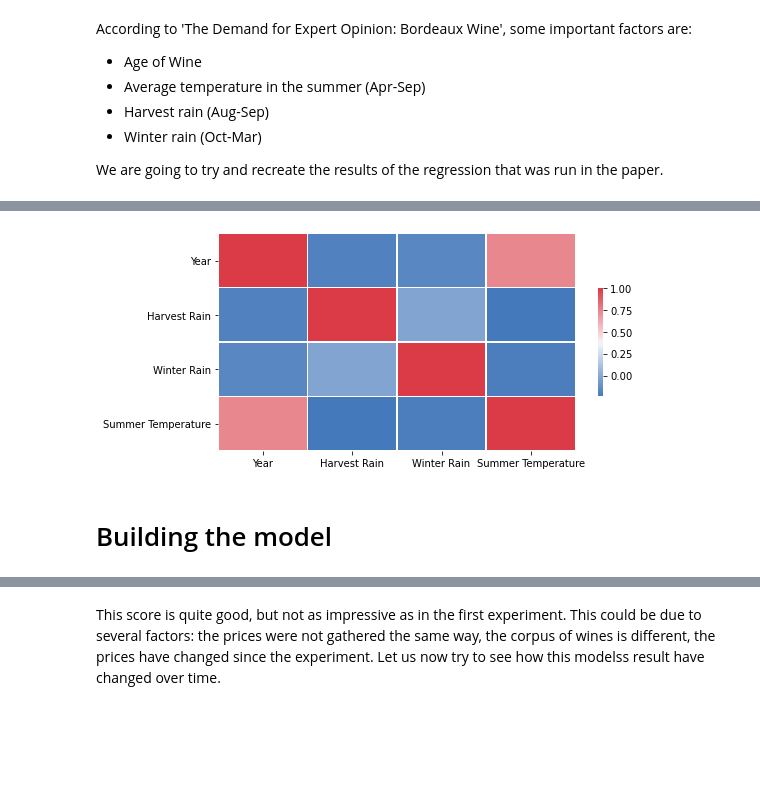
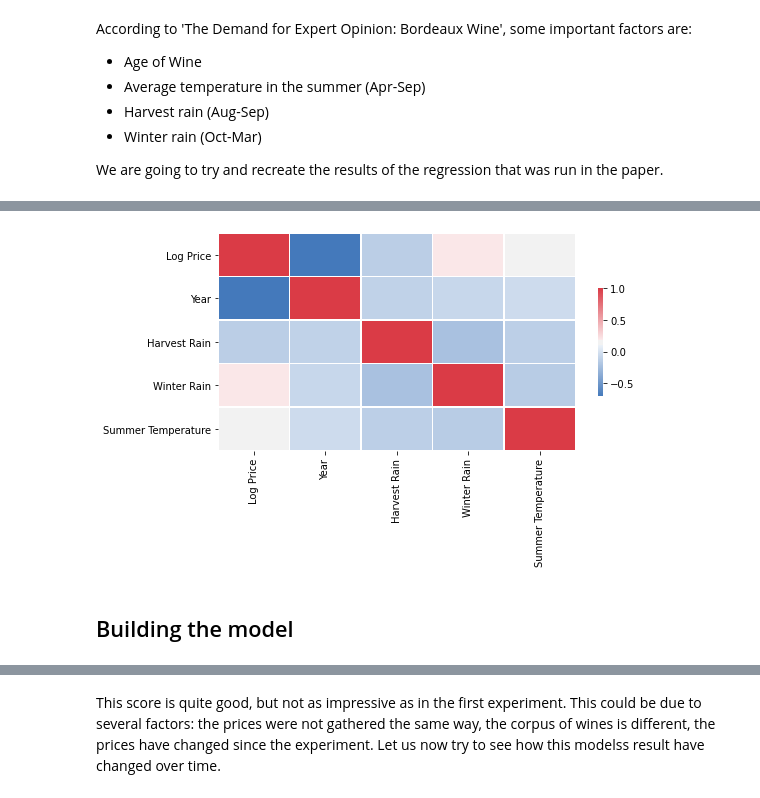
Before and after one commit to RoucherA/GrandCruClassifier, a Jupyter notebook: regression.ipynb, the cells around one changed output, grey strips where cells are left out. Drawn from its saved outputs; the diff is of its cells as text; code cells hidden in the pictures; blank space fills up the shorter version.

```diff
--- a/regression.ipynb
+++ b/regression.ipynb
@@ -22,0 +23,4 @@ We are going to try and recreate the results of the regression that was run in t
+# %%
+y = prices.set_index('Vintage', drop=True)[['Log Price']]
+sns.lineplot(data=y['Log Price'])
+plt.show()
@@ -23,7 +29,4 @@ We are going to try and recreate the results of the regression that was run in t
 # %%
-y = prices.set_index('Vintage', drop=True)
-y['Log Price'] = np.log(y['Price'])
-
 X = pd.DataFrame(index = precipitations.index)
 X['Harvest Rain'] = precipitations['Aou'] + precipitations['Sep']
 
@@ -34,16 +37,21 @@ X['Summer Temperature'] = (temp_maximals['Avr'] + temp_maximals['Mai'] + temp_ma
 + temp_maximals['Aou'] + temp_maximals['Sep'] + temp_minimals['Avr'] + temp_minimals['Mai'] + temp_minimals['Jui'] + temp_minimals['Juil']\
 + temp_minimals['Aou'] + temp_minimals['Sep']) / 12
 # %%
-corr = X.reset_index().corr()
+oldest_vintage=1950
+newest_vintage=1980
+y_ex = y.loc[oldest_vintage:newest_vintage+1,:].reset_index(drop=True)
+X_ex = X.loc[oldest_vintage:newest_vintage+1,:].reset_index()
+combined = pd.concat([y_ex[['Log Price']], X_ex], axis=1)
+corr = combined.corr()
 
 plt.figure(figsize=(8,4))
 cmap = sns.diverging_palette(250, 10, as_cmap=True)
 sns.heatmap(corr, xticklabels=corr.columns, yticklabels=corr.columns, cmap=cmap, linewidth=.5, cbar_kws={"shrink": .5})
 plt.show()
 # %% [output]
-[figure, old version]
+[figure, new version]
 # %% [markdown]
-# Building the model
+## Building the model
 # %%
 from sklearn.linear_model import LinearRegression
 
```
Also changed, not shown: parts of 24 cells of this notebook, 1 other file.
